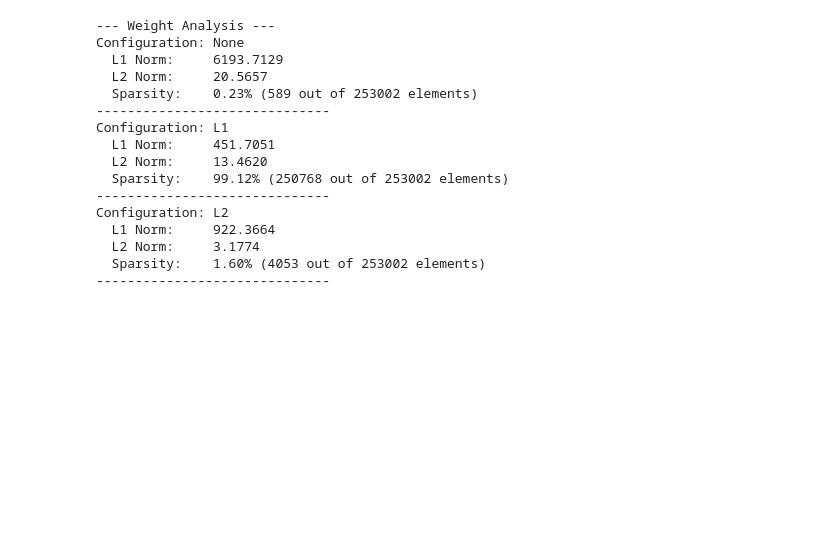
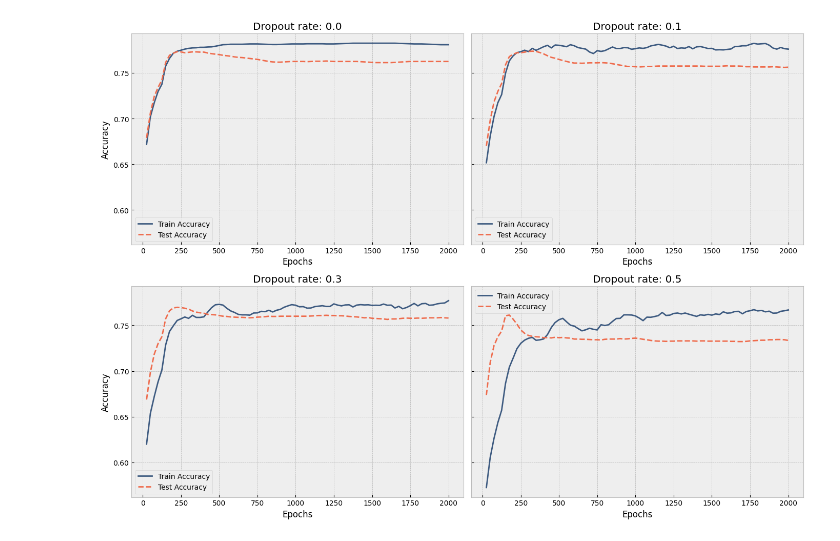
Before and after one commit to daanklijn/daanklijn.github.com, a Jupyter notebook: regularization.ipynb, the cells around one changed output. Drawn from its saved outputs; the diff is of its cells as text; code cells hidden in the pictures; blank space fills up the shorter version.

```diff
--- a/regularization.ipynb
+++ b/regularization.ipynb
@@ -156,36 +156,30 @@ plt.show()
 # %%
-print("\n--- Weight Analysis ---")
-for config, weights in saved_weights.items():
-    # 1. Calculate L1 Norm (sum of absolute values)
-    l1_norm = np.sum(np.abs(weights))
+plt.style.use('bmh')
+colors = ["#3d5a80", "#ee6c4d"]
+window_size = 5
 
-    # 2. Calculate L2 Norm (Euclidean norm)
-    l2_norm = np.linalg.norm(weights)
+fig, axes = plt.subplots(2, 2, figsize=(14, 10), sharey=True)
+axes = axes.flatten()  # makes indexing easy: axes[0..3]
 
-    # 3. Calculate Sparsity (% of weights that close to 0)
-    threshold = 1e-4
-    zero_weights = np.sum(np.abs(weights) < threshold)
-    sparsity_pct = (zero_weights / weights.size) * 100
+for idx, dropout_rate in enumerate(dropout_rates):
+    ax = axes[idx]
+    hist = histories[dropout_rate]
 
-    print(f"Configuration: {config}")
-    print(f"  L1 Norm:     {l1_norm:.4f}")
-    print(f"  L2 Norm:     {l2_norm:.4f}")
-    print(f"  Sparsity:    {sparsity_pct:.2f}% ({zero_weights} out of {weights.size} elements)")
-    print("-" * 30)
+    smooth_train = pd.Series(hist['train']).rolling(window=window_size, min_periods=1).mean()
+    smooth_test  = pd.Series(hist['test']).rolling(window=window_size, min_periods=1).mean()
+
+    ax.plot(hist['ticks'], smooth_train, label='Train Accuracy', color=colors[0], linewidth=2)
+    ax.plot(hist['ticks'], smooth_test,  label='Test Accuracy',  color=colors[1], linewidth=2, linestyle='--')
+
+    ax.set_title(f'Dropout rate: {dropout_rate}')
+    ax.set_xlabel('Epochs')
+    if idx % 2 == 0:          # left column only
+        ax.set_ylabel('Accuracy')
+    ax.legend()
+    ax.grid(True)
+
+plt.tight_layout()
+plt.savefig('dropout_training.png')
+plt.show()
 # %% [output]
---- Weight Analysis ---
-Configuration: None
-  L1 Norm:     6193.7129
-  L2 Norm:     20.5657
-  Sparsity:    0.23% (589 out of 253002 elements)
-------------------------------
-Configuration: L1
-  L1 Norm:     451.7051
-  L2 Norm:     13.4620
-  Sparsity:    99.12% (250768 out of 253002 elements)
-------------------------------
-Configuration: L2
-  L1 Norm:     922.3664
-  L2 Norm:     3.1774
-  Sparsity:    1.60% (4053 out of 253002 elements)
-------------------------------
+[figure, added]
```
Also changed, not shown: parts of 2 cells of this notebook, 8 other files.
